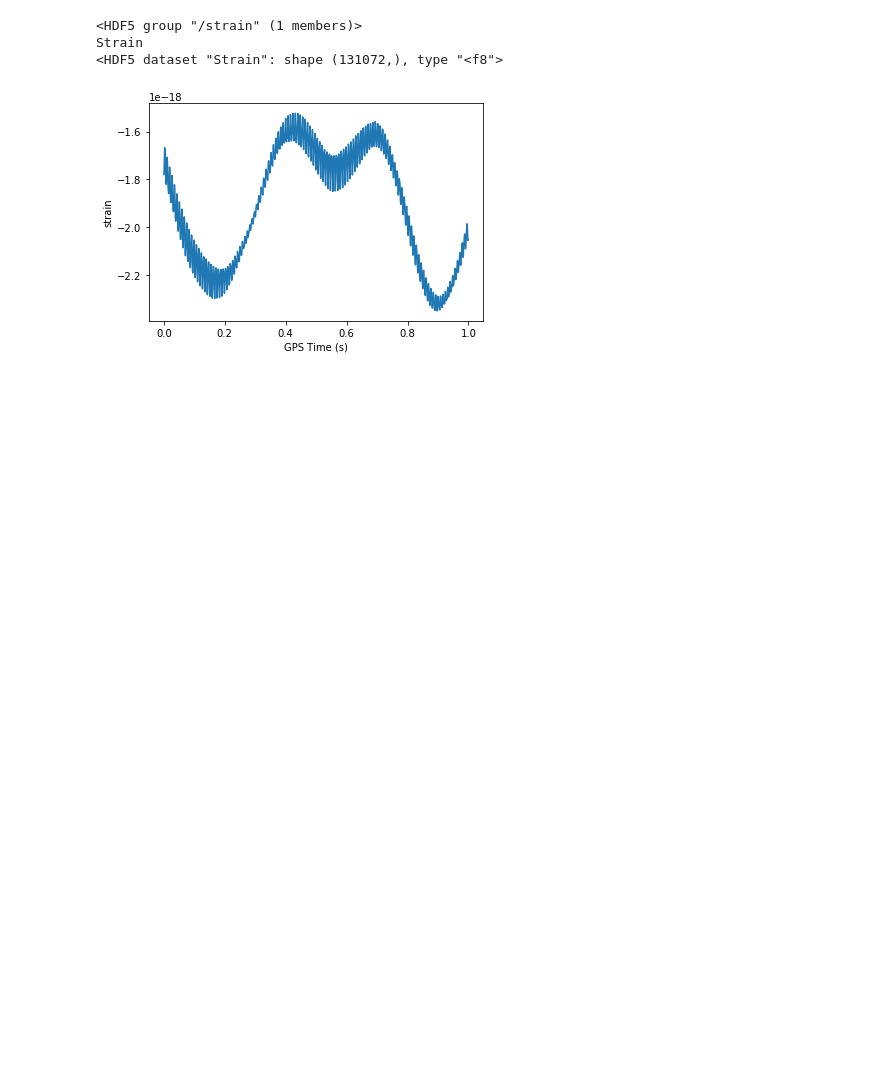
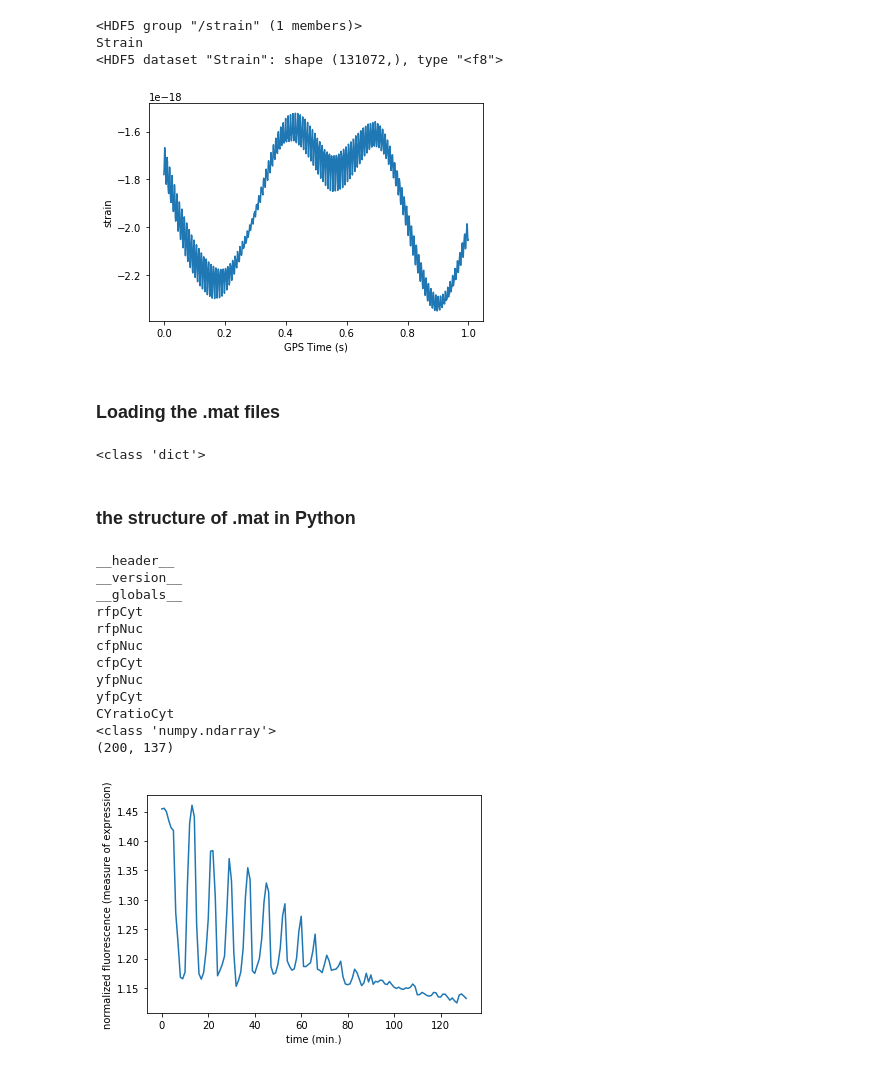
Before and after one commit to airlangga07/py_datacamp, a Jupyter notebook: 05-importing_data_in_python_part1/importing_data_from_other_file_types.ipynb, the cells around one changed output. Saved outputs shown, nothing was run; the diff lists cells and outputs as text; code cells hidden in the pictures; blank space fills up the shorter version.

Commit message:
importing data from other file types: importing matlab files

```diff
--- a/05-importing_data_in_python_part1/importing_data_from_other_file_types.ipynb
+++ b/05-importing_data_in_python_part1/importing_data_from_other_file_types.ipynb
@@ -250,3 +250,54 @@ plt.show()
 Strain
 <HDF5 dataset "Strain": shape (131072,), type "<f8">
 [figure]
+# %% [markdown]
+### Loading the .mat files
+# %%
+# in this exercise you will figure out how to load a MATLAB file
+# using scipy.io.loadmat() and you will discover what python datatype it yields
+import scipy.io
+
+# load MATLAB file
+mat = scipy.io.loadmat('datasets/ja_data2.mat')
+
+# print the datatype for mat
+print(type(mat))
+# %% [output]
+<class 'dict'>
+# %% [markdown]
+### the structure of .mat in Python
+# %%
+import numpy as np
+import matplotlib.pyplot as plt
+
+# print the keys of the MATLAB dictionary
+for key in mat.keys():
+    print(key)
+
+# print the type of the value corresponding to the key 'CYratioCyt'
+print(type(mat['CYratioCyt']))
+
+# print the shape of the value corresponding to the key 'CYrationCyt'
+print(np.shape(mat['CYratioCyt']))
+
+# get only the subset of the array and plot it
+data = mat['CYratioCyt'][25, 5:]
+
+plt.plot(data)
+plt.xlabel('time (min.)')
+plt.ylabel('normalized fluorescence (measure of expression)')
+plt.show()
+# %% [output]
+__header__
+__version__
+__globals__
+rfpCyt
+rfpNuc
+cfpNuc
+cfpCyt
+yfpNuc
+yfpCyt
+CYratioCyt
+<class 'numpy.ndarray'>
+(200, 137)
+[figure, added]
```
